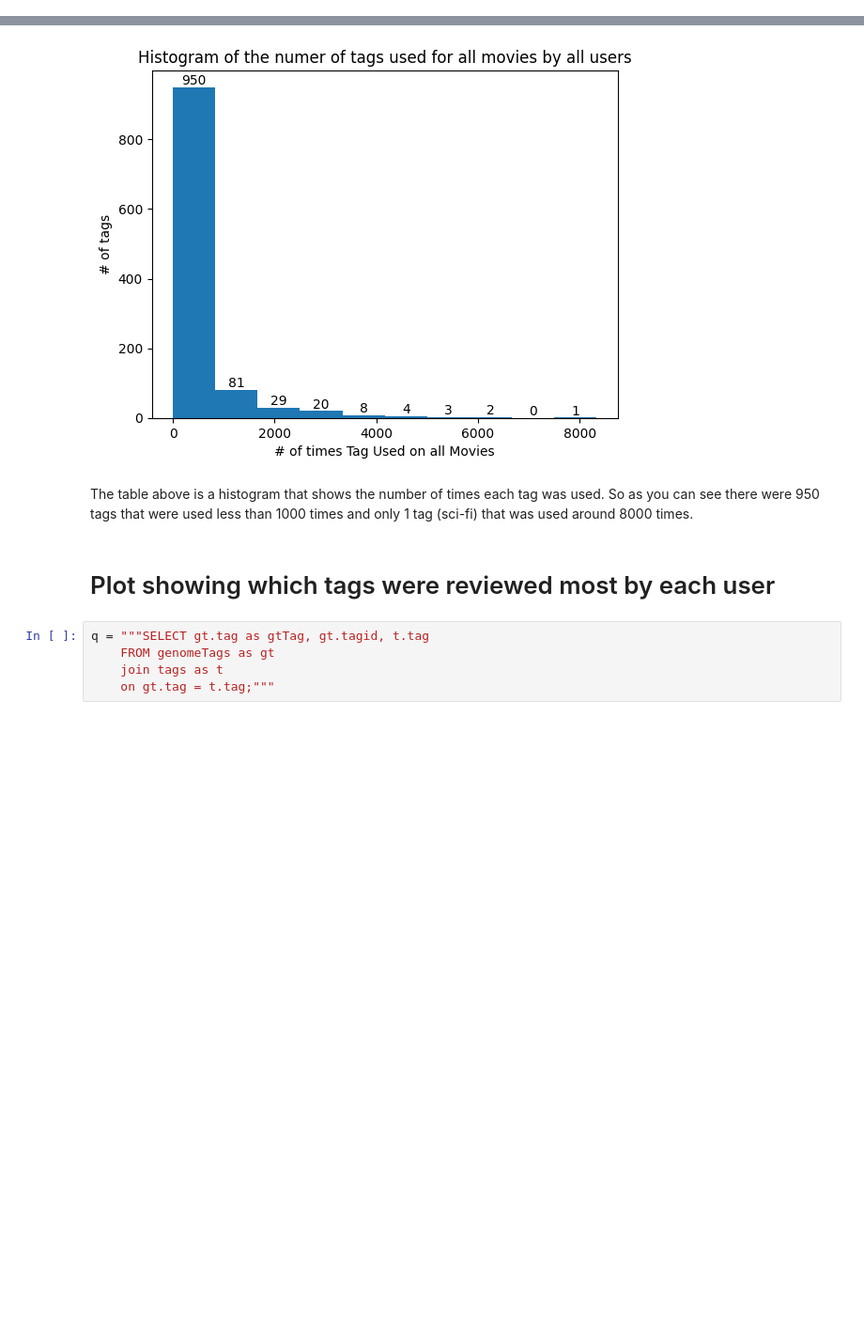
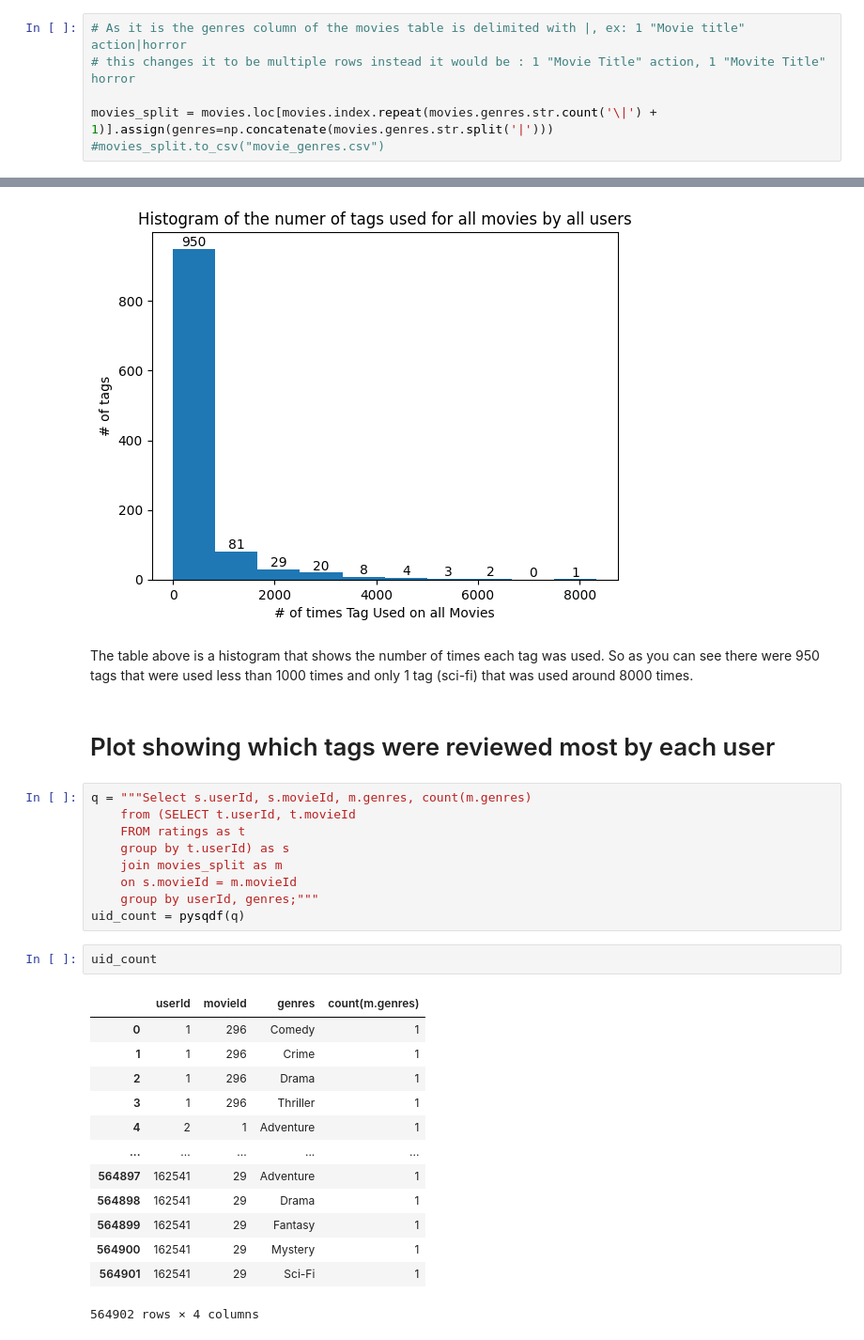
Before and after one commit to rkbhkp/Movie-Recomendation-with-ML, a Jupyter notebook: Milestone_2.ipynb, the cells around one changed output, grey strips where cells are left out. Shown at 94% size. Drawn from its saved outputs; the diff is of its cells as text; blank space fills up the shorter version.

```diff
--- a/Milestone_2.ipynb
+++ b/Milestone_2.ipynb
@@ -67,0 +56,6 @@ relevance     0.0565      0.14075       1.0
+# %%
+# As it is the genres column of the movies table is delimited with |, ex: 1 "Movie title" action|horror
+# this changes it to be multiple rows instead it would be : 1 "Movie Title" action, 1 "Movite Title" horror
+
+movies_split = movies.loc[movies.index.repeat(movies.genres.str.count('\|') + 1)].assign(genres=np.concatenate(movies.genres.str.split('|')))
+#movies_split.to_csv("movie_genres.csv")
@@ -424,8 +420,28 @@ plt.bar_label(bars)
 The table above is a histogram that shows the number of times each tag was used. So as you can see there were 950 tags that were used less than 1000 times and only 1 tag (sci-fi) that was used around 8000 times.
 # %% [markdown]
 # Plot showing which tags were reviewed most by each user
-# %%
-q = """SELECT gt.tag as gtTag, gt.tagid, t.tag
-    FROM genomeTags as gt
-    join tags as t
-    on gt.tag = t.tag;"""
+# %%
+q = """Select s.userId, s.movieId, m.genres, count(m.genres)
+    from (SELECT t.userId, t.movieId
+    FROM ratings as t
+    group by t.userId) as s
+    join movies_split as m
+    on s.movieId = m.movieId
+    group by userId, genres;"""
+uid_count = pysqdf(q)
+# %%
+uid_count
+# %% [output]
+|  | userId | movieId | genres | count(m.genres) |
+| 0 | 1 | 296 | Comedy | 1 |
+| 1 | 1 | 296 | Crime | 1 |
+| 2 | 1 | 296 | Drama | 1 |
+| 3 | 1 | 296 | Thriller | 1 |
+| 4 | 2 | 1 | Adventure | 1 |
+| ... | ... | ... | ... | ... |
+| 564897 | 162541 | 29 | Adventure | 1 |
+| 564898 | 162541 | 29 | Drama | 1 |
+| 564899 | 162541 | 29 | Fantasy | 1 |
+| 564900 | 162541 | 29 | Mystery | 1 |
+| 564901 | 162541 | 29 | Sci-Fi | 1 |
+564902 rows × 4 columns
```
Also changed, not shown: parts of 9 cells of this notebook.
